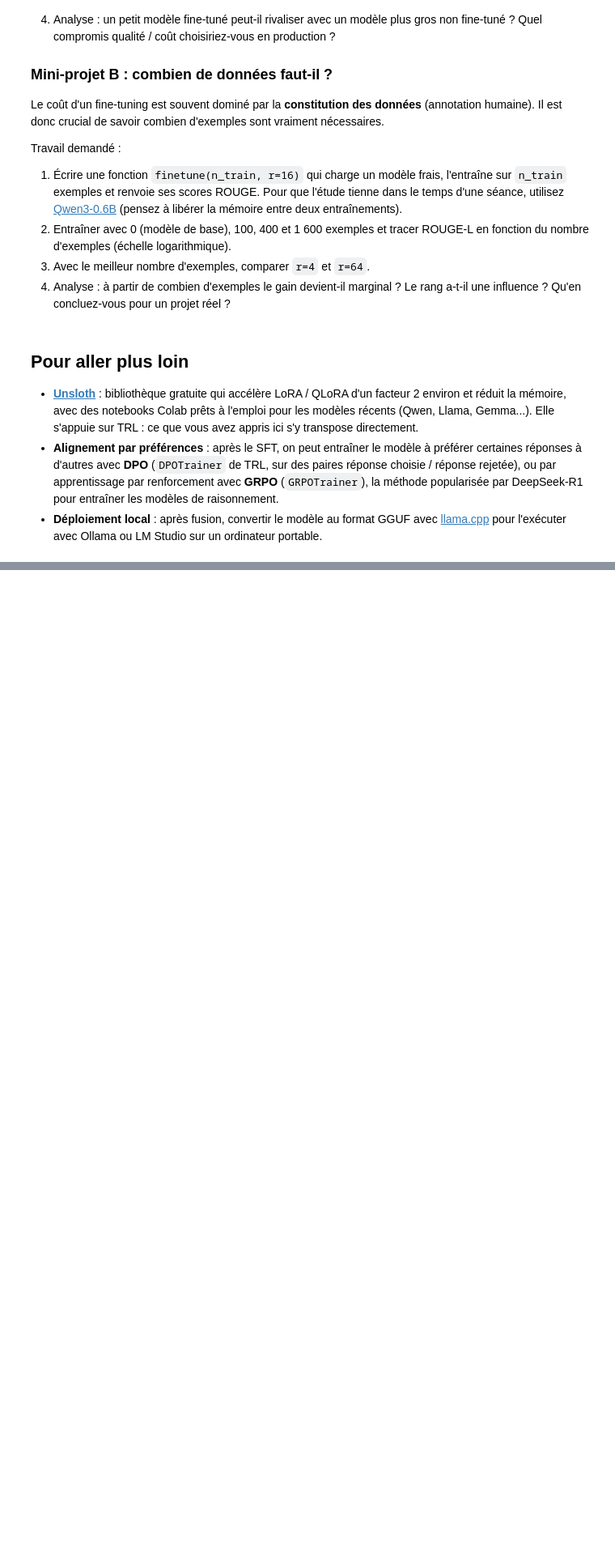
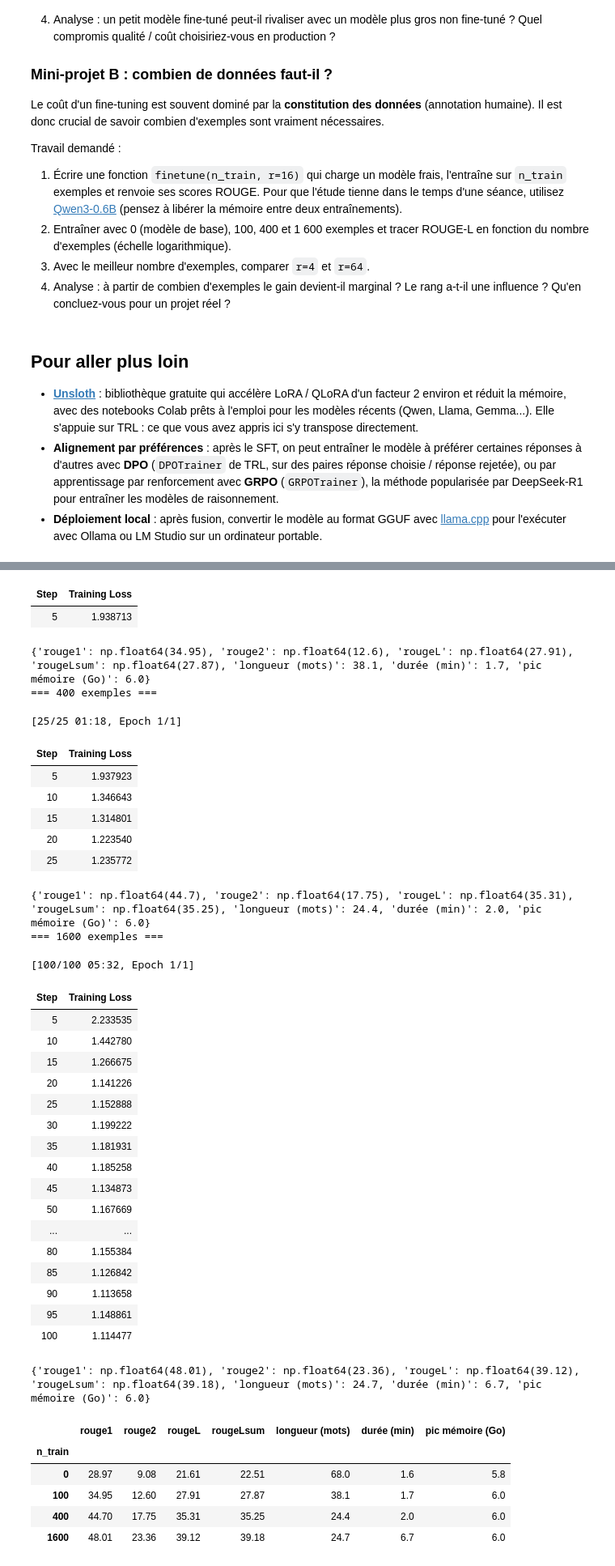
Before and after one commit to degahugo/tp-fine-tuning-student-version, a Jupyter notebook: tp-fine-tuning.ipynb, the cells around one changed output, grey strips where cells are left out. Shown at 81% size. Saved outputs shown, nothing was run; the diff lists cells and outputs as text; code cells hidden in the pictures; blank space fills up the shorter version.

```diff
--- a/tp-fine-tuning.ipynb
+++ b/tp-fine-tuning.ipynb
@@ -1170,0 +1210,11 @@ Travail demandé :
+# %%
+results = {}
+for n in [0, 100, 400, 1600]:
+    print(f"=== {n} exemples ===")
+    results[n] = finetune(n)
+    print(results[n])
+
+results_df = pd.DataFrame(results).T
+results_df.index.name = "n_train"
+results_df
+# %% [output]
@@ -1170,0 +1226,38 @@ Travail demandé :
+| Step | Training Loss |
+| 5 | 1.938713 |
+{'rouge1': np.float64(34.95), 'rouge2': np.float64(12.6), 'rougeL': np.float64(27.91), 'rougeLsum': np.float64(27.87), 'longueur (mots)': 38.1, 'durée (min)': 1.7, 'pic mémoire (Go)': 6.0}
+=== 400 exemples ===
+[25/25 01:18, Epoch 1/1]
+| Step | Training Loss |
+| 5 | 1.937923 |
+| 10 | 1.346643 |
+| 15 | 1.314801 |
+| 20 | 1.223540 |
+| 25 | 1.235772 |
+{'rouge1': np.float64(44.7), 'rouge2': np.float64(17.75), 'rougeL': np.float64(35.31), 'rougeLsum': np.float64(35.25), 'longueur (mots)': 24.4, 'durée (min)': 2.0, 'pic mémoire (Go)': 6.0}
+=== 1600 exemples ===
+[100/100 05:32, Epoch 1/1]
+| Step | Training Loss |
+| 5 | 2.233535 |
+| 10 | 1.442780 |
+| 15 | 1.266675 |
+| 20 | 1.141226 |
+| 25 | 1.152888 |
+| 30 | 1.199222 |
+| 35 | 1.181931 |
+| 40 | 1.185258 |
+| 45 | 1.134873 |
+| 50 | 1.167669 |
+| ... | ... |
+| 80 | 1.155384 |
+| 85 | 1.126842 |
+| 90 | 1.113658 |
+| 95 | 1.148861 |
+| 100 | 1.114477 |
+{'rouge1': np.float64(48.01), 'rouge2': np.float64(23.36), 'rougeL': np.float64(39.12), 'rougeLsum': np.float64(39.18), 'longueur (mots)': 24.7, 'durée (min)': 6.7, 'pic mémoire (Go)': 6.0}
+|  | rouge1 | rouge2 | rougeL | rougeLsum | longueur (mots) | durée (min) | pic mémoire (Go) |
+| n_train |  |  |  |  |  |  |  |
+| 0 | 28.97 | 9.08 | 21.61 | 22.51 | 68.0 | 1.6 | 5.8 |
+| 100 | 34.95 | 12.60 | 27.91 | 27.87 | 38.1 | 1.7 | 6.0 |
+| 400 | 44.70 | 17.75 | 35.31 | 35.25 | 24.4 | 2.0 | 6.0 |
+| 1600 | 48.01 | 23.36 | 39.12 | 39.18 | 24.7 | 6.7 | 6.0 |
```
Also changed, not shown: parts of 22 cells of this notebook.
